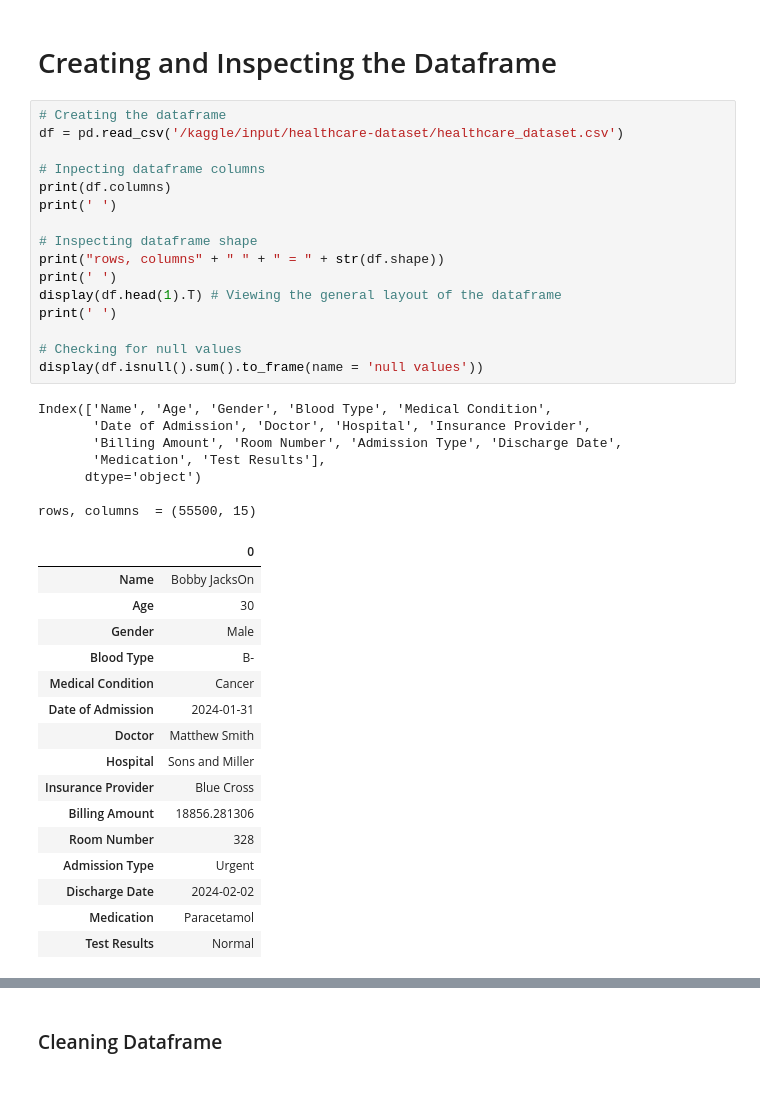
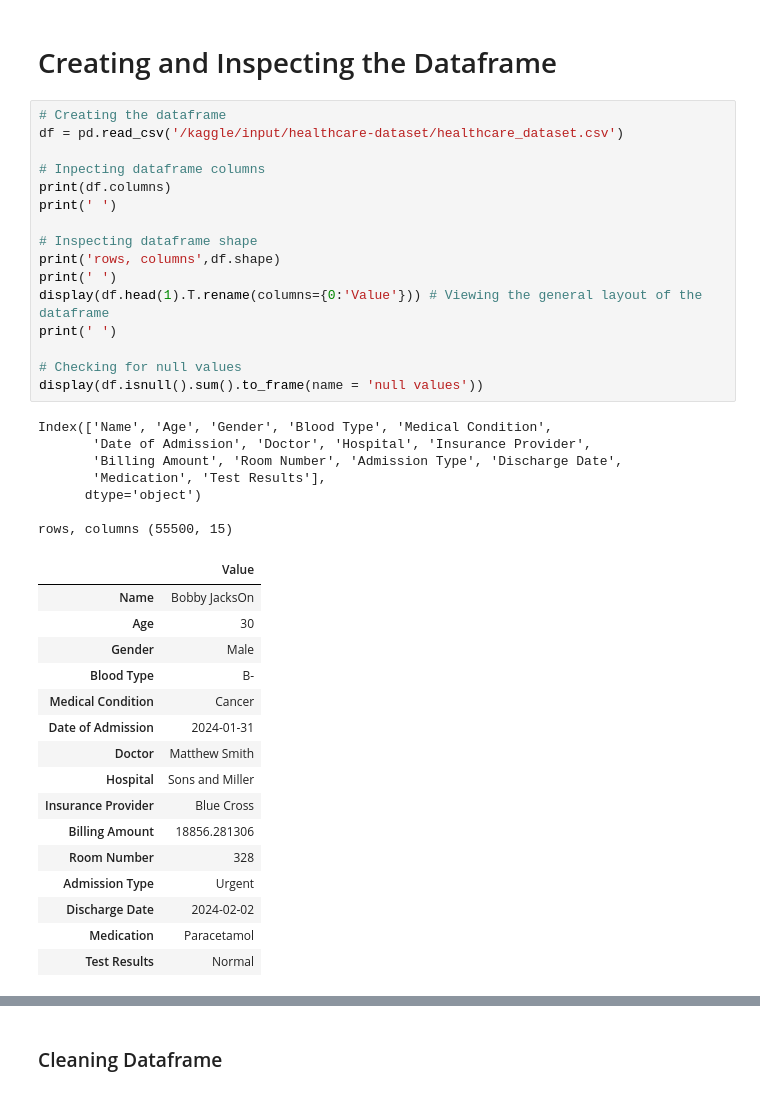
Before and after one commit to JourdonLynch/Healthcare_Analysis, a Jupyter notebook: hospital-data-breakdown.ipynb, the cells around one changed output, grey strips where cells are left out. Cells and saved outputs as stored; diff of their text form.

```diff
--- a/hospital-data-breakdown.ipynb
+++ b/hospital-data-breakdown.ipynb
@@ -37,28 +37,28 @@ import matplotlib.pyplot as plt # Importing pyplot to create visualizations
 # %%
 # Creating the dataframe
 df = pd.read_csv('/kaggle/input/healthcare-dataset/healthcare_dataset.csv')
 
 # Inpecting dataframe columns
 print(df.columns)
 print(' ')
 
 # Inspecting dataframe shape
-print("rows, columns" + " " + " = " + str(df.shape))
+print('rows, columns',df.shape)
 print(' ')
-display(df.head(1).T) # Viewing the general layout of the dataframe
+display(df.head(1).T.rename(columns={0:'Value'})) # Viewing the general layout of the dataframe
 print(' ')
 
 # Checking for null values
 display(df.isnull().sum().to_frame(name = 'null values'))
 # %% [output]
 Index(['Name', 'Age', 'Gender', 'Blood Type', 'Medical Condition',
        'Date of Admission', 'Doctor', 'Hospital', 'Insurance Provider',
        'Billing Amount', 'Room Number', 'Admission Type', 'Discharge Date',
        'Medication', 'Test Results'],
       dtype='object')
 
-rows, columns  = (55500, 15)
+rows, columns (55500, 15)
-|  | 0 |
+|  | Value |
 | Name | Bobby JacksOn |
 | Age | 30 |
 | Gender | Male |
```
Also changed, not shown: parts of 12 cells of this notebook.
